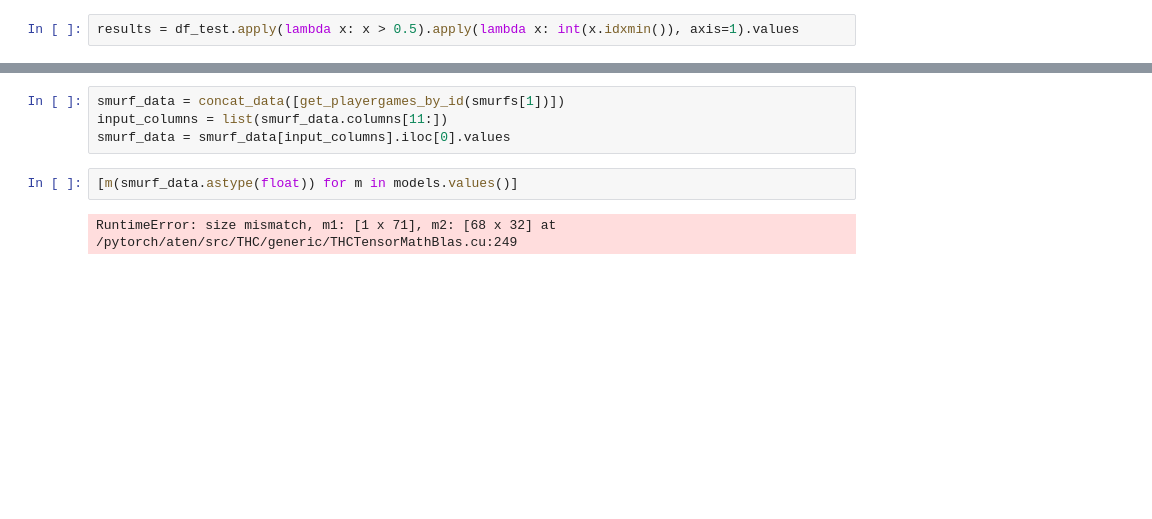
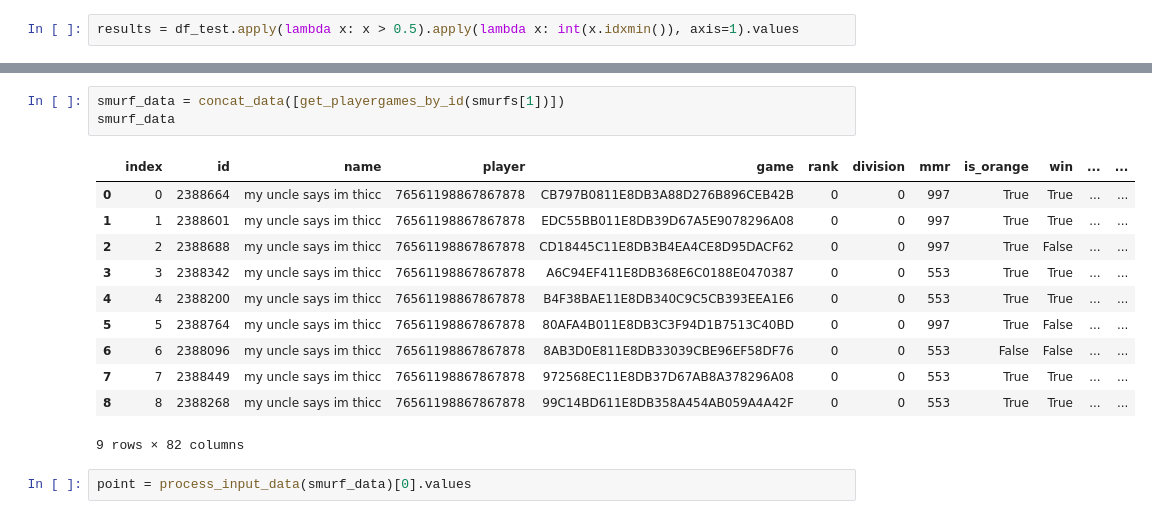
Before and after one commit to SaltieRL/ReplayModels, a Jupyter notebook: rank.ipynb, the cells around one changed output, grey strips where cells are left out. Cells and saved outputs as stored; diff of their text form; blank space fills up the shorter version.

```diff
--- a/rank.ipynb
+++ b/rank.ipynb
@@ -277,8 +264,17 @@ array([10., 10., 10., ..., 19., 19., 19.])
 # %%
 smurf_data = concat_data([get_playergames_by_id(smurfs[1])])
-input_columns = list(smurf_data.columns[11:])
-smurf_data = smurf_data[input_columns].iloc[0].values
+smurf_data
+# %% [output]
+|  | index | id | name | player | game | rank | division | mmr | is_orange | win | ... | ... |
+| 0 | 0 | 2388664 | my uncle says im thicc | 76561198867867878 | CB797B0811E8DB3A88D276B896CEB42B | 0 | 0 | 997 | True | True | ... | ... |
+| 1 | 1 | 2388601 | my uncle says im thicc | 76561198867867878 | EDC55BB011E8DB39D67A5E9078296A08 | 0 | 0 | 997 | True | True | ... | ... |
+| 2 | 2 | 2388688 | my uncle says im thicc | 76561198867867878 | CD18445C11E8DB3B4EA4CE8D95DACF62 | 0 | 0 | 997 | True | False | ... | ... |
+| 3 | 3 | 2388342 | my uncle says im thicc | 76561198867867878 | A6C94EF411E8DB368E6C0188E0470387 | 0 | 0 | 553 | True | True | ... | ... |
+| 4 | 4 | 2388200 | my uncle says im thicc | 76561198867867878 | B4F38BAE11E8DB340C9C5CB393EEA1E6 | 0 | 0 | 553 | True | True | ... | ... |
+| 5 | 5 | 2388764 | my uncle says im thicc | 76561198867867878 | 80AFA4B011E8DB3C3F94D1B7513C40BD | 0 | 0 | 997 | True | False | ... | ... |
+| 6 | 6 | 2388096 | my uncle says im thicc | 76561198867867878 | 8AB3D0E811E8DB33039CBE96EF58DF76 | 0 | 0 | 553 | False | False | ... | ... |
+| 7 | 7 | 2388449 | my uncle says im thicc | 76561198867867878 | 972568EC11E8DB37D67AB8A378296A08 | 0 | 0 | 553 | True | True | ... | ... |
+| 8 | 8 | 2388268 | my uncle says im thicc | 76561198867867878 | 99C14BD611E8DB358A454AB059A4A42F | 0 | 0 | 553 | True | True | ... | ... |
+9 rows × 82 columns
-# %%
-[m(smurf_data.astype(float)) for m in models.values()]
-# %% [output]
-RuntimeError: size mismatch, m1: [1 x 71], m2: [68 x 32] at /pytorch/aten/src/THC/generic/THCTensorMathBlas.cu:249
+# %%
+point = process_input_data(smurf_data)[0].values
```
Also changed, not shown: parts of 14 cells of this notebook.
